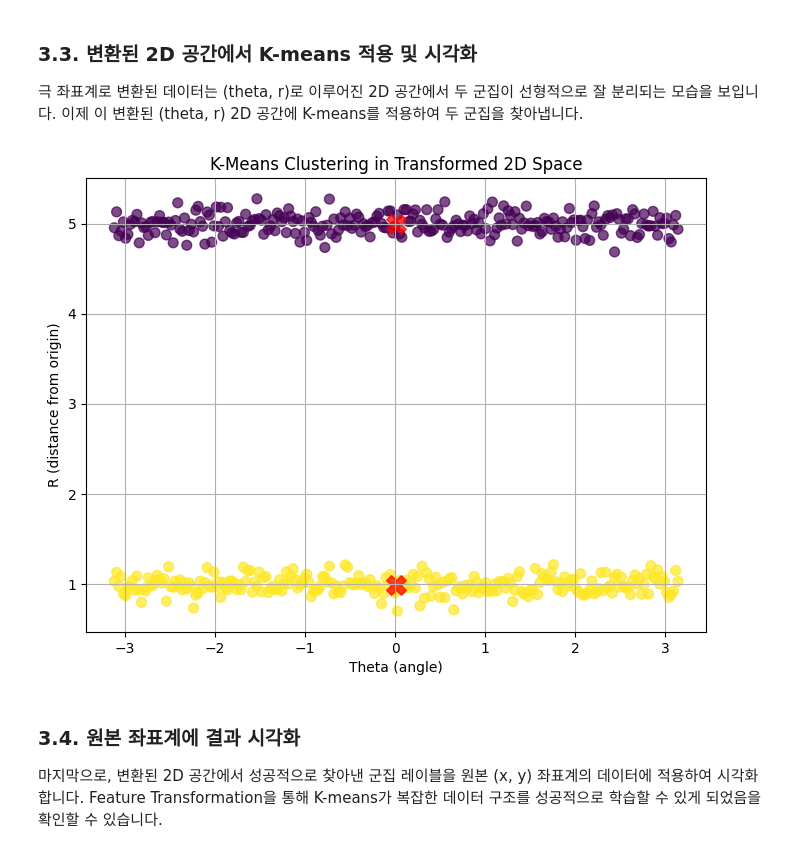
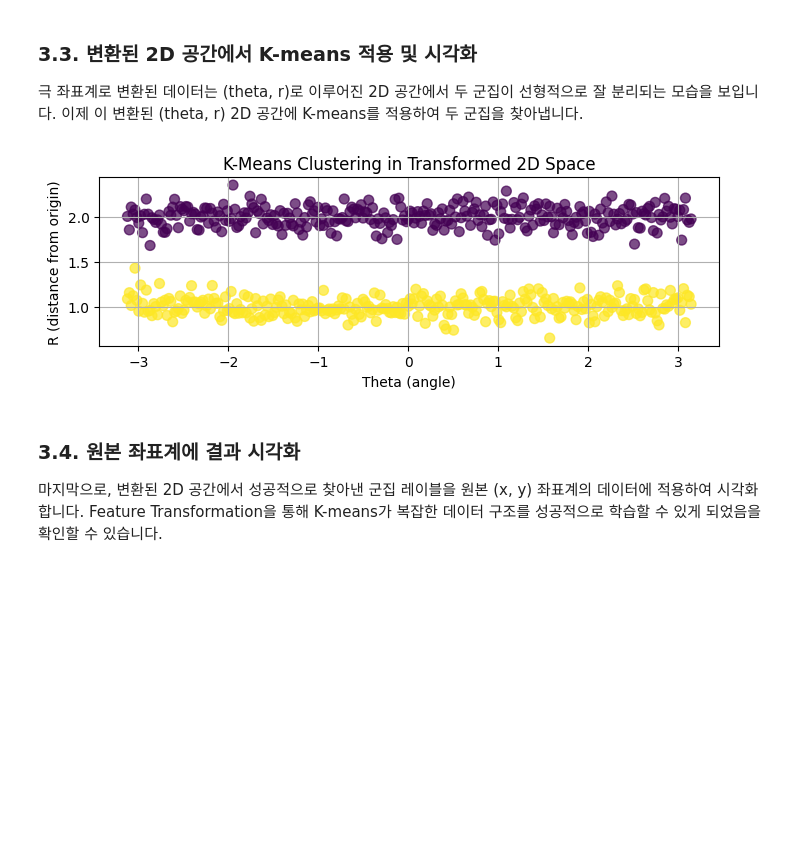
Before and after one commit to 201524495/201524495, a Jupyter notebook: linear_algebra_practice_day2.ipynb, the cells around one changed output. Cells and saved outputs as stored; diff of their text form; code cells hidden in the pictures; blank space fills up the shorter version.

```diff
--- a/linear_algebra_practice_day2.ipynb
+++ b/linear_algebra_practice_day2.ipynb
@@ -433,9 +469,9 @@ K-means는 군집이 구형(spherical)이며, 중심점으로부터의 거리로
 두 원의 반지름 차이가 크더라도, 직교 좌표계에서는 거리 기반의 K-means가 두 원을 제대로 분리하지 못합니다.
 # %%
 # 실습: 두 원의 반지름(radius1, radius2)이나 클러스터 개수(n_clusters)를 바꿔보며 결과가 어떻게 달라지는지 관찰해보세요.
-n_points_per_circle = 250
+n_points_per_circle = 300
 radius1 = 1.0
-radius2 = 5.0
+radius2 = 2.0
 
 # 원 1 (반지름=radius1)
 theta1 = np.linspace(0, 2 * np.pi, n_points_per_circle, endpoint=False)
@@ -492,23 +528,25 @@ plt.show()
 # %%
 # 변환된 2D 데이터(theta, r)에 K-means 적용
 # np.c_는 theta와 r 배열을 열 기준으로 합쳐 (500, 2) 크기의 배열을 만듭니다.
-X_polar = np.c_[theta_polar, r_polar]
+# X_polar = np.c_[theta_polar, r_polar]
+X_polar = r_polar.reshape(-1, 1)
+
 kmeans_success = KMeans(n_clusters=2, init='k-means++', n_init=1, random_state=0)
 y_kmeans_success = kmeans_success.fit_predict(X_polar)
 
 # 변환된 공간에서 클러스터링 결과 시각화
 plt.figure(figsize=(8, 8))
 plt.scatter(theta_polar, r_polar, c=y_kmeans_success, s=50, cmap='viridis', alpha=0.7)
 centers_polar = kmeans_success.cluster_centers_
-plt.scatter(centers_polar[:, 0], centers_polar[:, 1], c='red', s=200, alpha=0.75, marker='X', label='Centroids')
+#plt.scatter(centers_polar[:, 0], centers_polar[:, 1], c='red', s=200, alpha=0.75, marker='X', label='Centroids')
 plt.title('K-Means Clustering in Transformed 2D Space')
 plt.xlabel('Theta (angle)')
 plt.ylabel('R (distance from origin)')
 plt.gca().set_aspect('equal', adjustable='box')
 plt.grid()
 plt.show()
 # %% [output]
-[figure, old version]
+[figure, new version]
 # %% [markdown]
 ### 3.4. 원본 좌표계에 결과 시각화
 마지막으로, 변환된 2D 공간에서 성공적으로 찾아낸 군집 레이블을 원본 (x, y) 좌표계의 데이터에 적용하여 시각화합니다.
```
Also changed, not shown: parts of 10 cells of this notebook.
